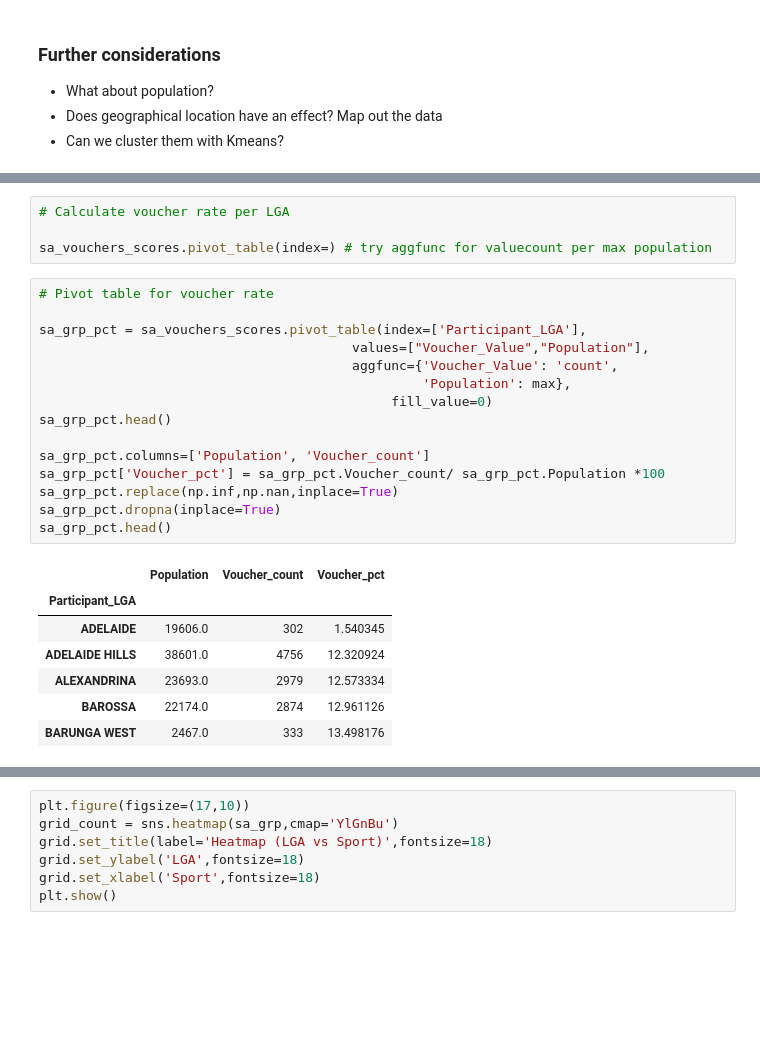
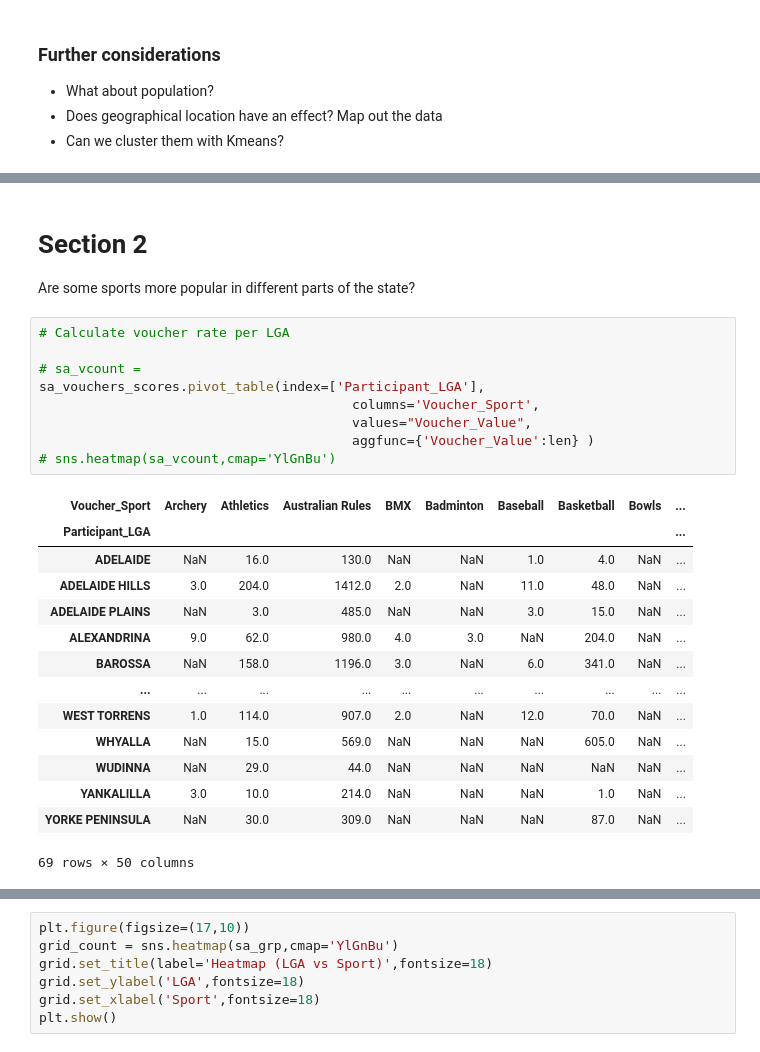
Before and after one commit to walthersy/DataScience-Portfolio, a Jupyter notebook: Portfolio 2.ipynb, the cells around one changed output, grey strips where cells are left out. Drawn from its saved outputs; the diff is of its cells as text; blank space fills up the shorter version.

```diff
--- a/Portfolio 2.ipynb
+++ b/Portfolio 2.ipynb
@@ -178,27 +219,27 @@ plt.show()
+# %% [markdown]
+# Section 2
+Are some sports more popular in different parts of the state?
 # %%
 # Calculate voucher rate per LGA
 
-sa_vouchers_scores.pivot_table(index=) # try aggfunc for valuecount per max population
+# sa_vcount =
+sa_vouchers_scores.pivot_table(index=['Participant_LGA'],
+                                        columns='Voucher_Sport',
+                                        values="Voucher_Value",
+                                        aggfunc={'Voucher_Value':len} )
+# sns.heatmap(sa_vcount,cmap='YlGnBu')
+# %% [output]
+| Voucher_Sport | Archery | Athletics | Australian Rules | BMX | Badminton | Baseball | Basketball | Bowls | ... |
+| Participant_LGA |  |  |  |  |  |  |  |  | ... |
+| ADELAIDE | NaN | 16.0 | 130.0 | NaN | NaN | 1.0 | 4.0 | NaN | ... |
+| ADELAIDE HILLS | 3.0 | 204.0 | 1412.0 | 2.0 | NaN | 11.0 | 48.0 | NaN | ... |
+| ADELAIDE PLAINS | NaN | 3.0 | 485.0 | NaN | NaN | 3.0 | 15.0 | NaN | ... |
+| ALEXANDRINA | 9.0 | 62.0 | 980.0 | 4.0 | 3.0 | NaN | 204.0 | NaN | ... |
+| BAROSSA | NaN | 158.0 | 1196.0 | 3.0 | NaN | 6.0 | 341.0 | NaN | ... |
+| ... | ... | ... | ... | ... | ... | ... | ... | ... | ... |
+| WEST TORRENS | 1.0 | 114.0 | 907.0 | 2.0 | NaN | 12.0 | 70.0 | NaN | ... |
+| WHYALLA | NaN | 15.0 | 569.0 | NaN | NaN | NaN | 605.0 | NaN | ... |
+| WUDINNA | NaN | 29.0 | 44.0 | NaN | NaN | NaN | NaN | NaN | ... |
+| YANKALILLA | 3.0 | 10.0 | 214.0 | NaN | NaN | NaN | 1.0 | NaN | ... |
+| YORKE PENINSULA | NaN | 30.0 | 309.0 | NaN | NaN | NaN | 87.0 | NaN | ... |
+69 rows × 50 columns
-# %%
-# Pivot table for voucher rate
-
-sa_grp_pct = sa_vouchers_scores.pivot_table(index=['Participant_LGA'],
-                                        values=["Voucher_Value","Population"],
-                                        aggfunc={'Voucher_Value': 'count',
-                                                 'Population': max},
-                                             fill_value=0)
-sa_grp_pct.head()
-
-sa_grp_pct.columns=['Population', 'Voucher_count']
-sa_grp_pct['Voucher_pct'] = sa_grp_pct.Voucher_count/ sa_grp_pct.Population *100
-sa_grp_pct.replace(np.inf,np.nan,inplace=True)
-sa_grp_pct.dropna(inplace=True)
-sa_grp_pct.head()
-# %% [output]
-|  | Population | Voucher_count | Voucher_pct |
-| Participant_LGA |  |  |  |
-| ADELAIDE | 19606.0 | 302 | 1.540345 |
-| ADELAIDE HILLS | 38601.0 | 4756 | 12.320924 |
-| ALEXANDRINA | 23693.0 | 2979 | 12.573334 |
-| BAROSSA | 22174.0 | 2874 | 12.961126 |
-| BARUNGA WEST | 2467.0 | 333 | 13.498176 |
```
Also changed, not shown: parts of 17 cells of this notebook.
